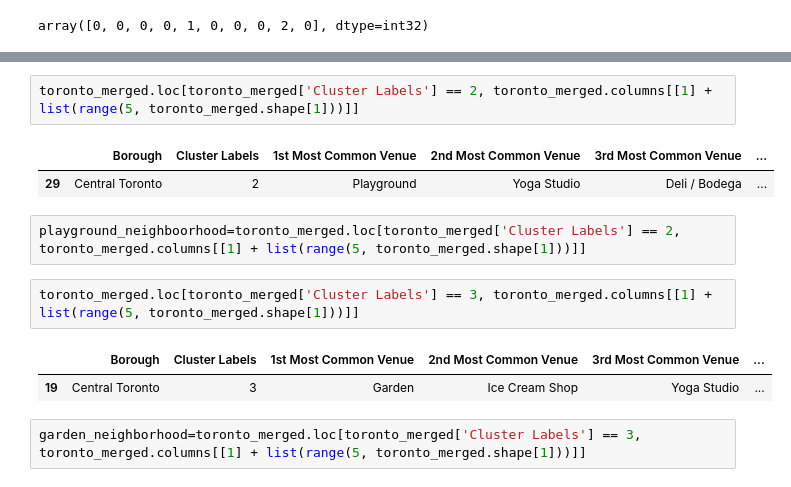
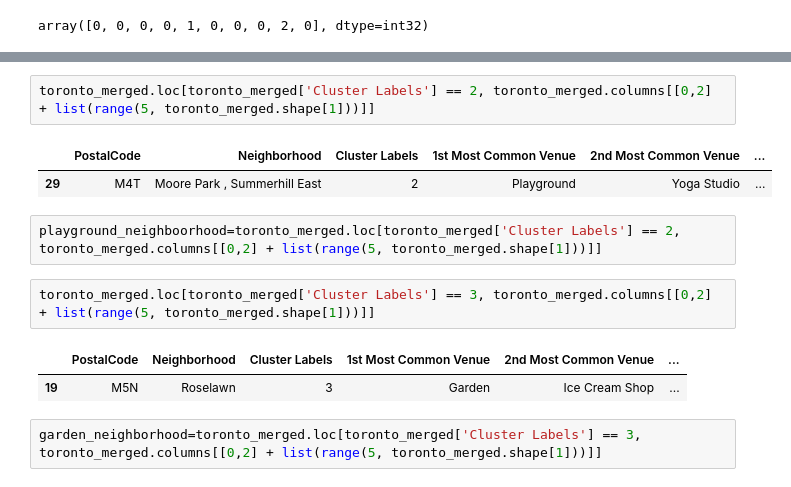
Before and after one commit to cacahuete-creator/Capstone_Project_Notebook, a Jupyter notebook: Toronto_Maps.ipynb, the cells around one changed output, grey strips where cells are left out. Drawn from its saved outputs; the diff is of its cells as text.

```diff
--- a/Toronto_Maps.ipynb
+++ b/Toronto_Maps.ipynb
@@ -403,14 +407,14 @@ park_neighborhood=toronto_merged.loc[toronto_merged['Cluster Labels'] == 1, toro
 # %%
-toronto_merged.loc[toronto_merged['Cluster Labels'] == 2, toronto_merged.columns[[1] + list(range(5, toronto_merged.shape[1]))]]
+toronto_merged.loc[toronto_merged['Cluster Labels'] == 2, toronto_merged.columns[[0,2] + list(range(5, toronto_merged.shape[1]))]]
 # %% [output]
-|  | Borough | Cluster Labels | 1st Most Common Venue | 2nd Most Common Venue | 3rd Most Common Venue | ... |
-| 29 | Central Toronto | 2 | Playground | Yoga Studio | Deli / Bodega | ... |
+|  | PostalCode | Neighborhood | Cluster Labels | 1st Most Common Venue | 2nd Most Common Venue | ... |
+| 29 | M4T | Moore Park , Summerhill East | 2 | Playground | Yoga Studio | ... |
 # %%
-playground_neighboorhood=toronto_merged.loc[toronto_merged['Cluster Labels'] == 2, toronto_merged.columns[[1] + list(range(5, toronto_merged.shape[1]))]]
+playground_neighboorhood=toronto_merged.loc[toronto_merged['Cluster Labels'] == 2, toronto_merged.columns[[0,2] + list(range(5, toronto_merged.shape[1]))]]
 # %%
-toronto_merged.loc[toronto_merged['Cluster Labels'] == 3, toronto_merged.columns[[1] + list(range(5, toronto_merged.shape[1]))]]
+toronto_merged.loc[toronto_merged['Cluster Labels'] == 3, toronto_merged.columns[[0,2] + list(range(5, toronto_merged.shape[1]))]]
 # %% [output]
-|  | Borough | Cluster Labels | 1st Most Common Venue | 2nd Most Common Venue | 3rd Most Common Venue | ... |
-| 19 | Central Toronto | 3 | Garden | Ice Cream Shop | Yoga Studio | ... |
+|  | PostalCode | Neighborhood | Cluster Labels | 1st Most Common Venue | 2nd Most Common Venue | ... |
+| 19 | M5N | Roselawn | 3 | Garden | Ice Cream Shop | ... |
 # %%
-garden_neighborhood=toronto_merged.loc[toronto_merged['Cluster Labels'] == 3, toronto_merged.columns[[1] + list(range(5, toronto_merged.shape[1]))]]
+garden_neighborhood=toronto_merged.loc[toronto_merged['Cluster Labels'] == 3, toronto_merged.columns[[0,2] + list(range(5, toronto_merged.shape[1]))]]
```
Also changed, not shown: parts of 9 cells of this notebook.
